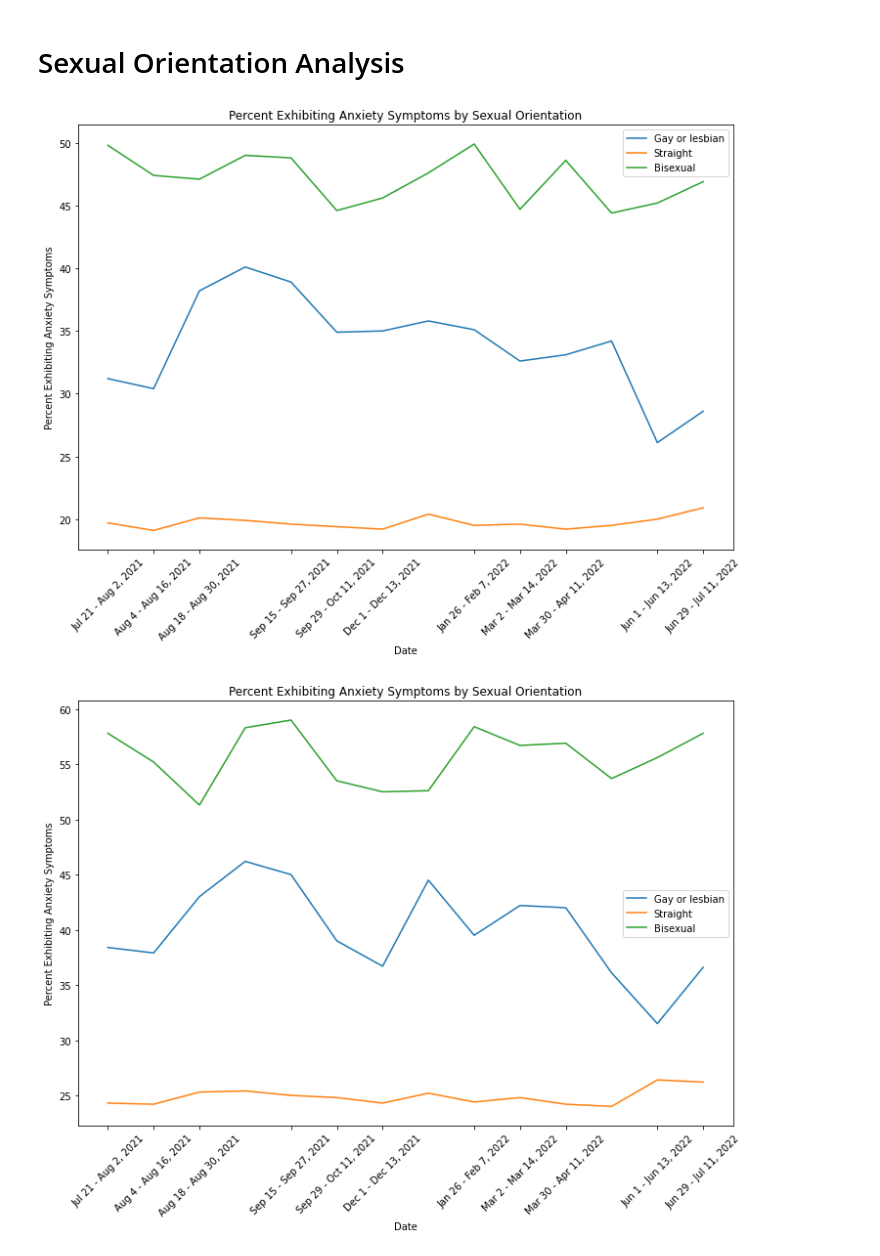
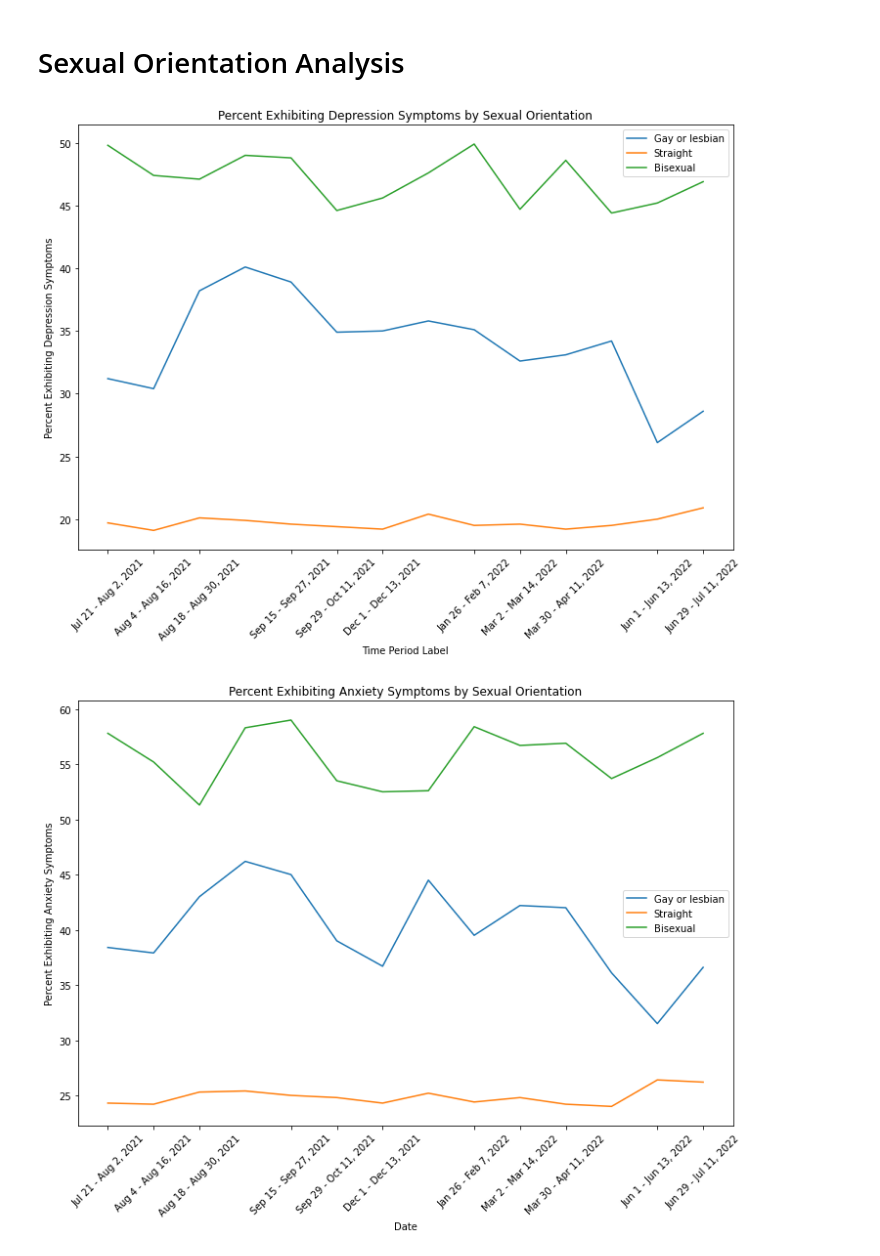
Before and after one commit to nitchon/covid_mental_health, a Jupyter notebook: Mental Health in America.ipynb, the cells around one changed output. Cells and saved outputs as stored; diff of their text form; code cells hidden in the pictures.

```diff
--- a/Mental Health in America.ipynb
+++ b/Mental Health in America.ipynb
@@ -66,25 +66,25 @@ plt.show()
 # %%
 depression_orientation = pd.read_csv("Resources/depression_orientation.csv")
 anxiety_orientation = pd.read_csv("Resources/anxiety_orientation.csv")
 depression_gender=pd.read_csv("Resources/depression_gender.csv")
 anxiety_gender=pd.read_csv("Resources/anxiety_gender.csv")
 plt.figure(figsize=(12,8))
 for orientation in depression_orientation["Subgroup"].unique():
     plt.plot(depression_orientation.loc[depression_orientation["Subgroup"]==orientation,"Time Period Start Date"],
                          depression_orientation.loc[depression_orientation["Subgroup"]==orientation,"Value"],label=orientation)
 
 plt.legend(loc="best")
 label = depression_orientation["Time Period Start Date"]
 tick_loc = label[0:len(label):4]
 dates=depression_orientation["Time Period Label"]
 xticks=dates[0:len(dates):4]
 plt.xticks(ticks=tick_loc,labels=xticks,rotation=45)
-plt.title("Percent Exhibiting Anxiety Symptoms by Sexual Orientation")
-plt.ylabel("Percent Exhibiting Anxiety Symptoms")
-plt.xlabel("Date")
+plt.title("Percent Exhibiting Depression Symptoms by Sexual Orientation")
+plt.ylabel("Percent Exhibiting Depression Symptoms")
+plt.xlabel("Time Period Label")
 plt.show()
 # %% [output]
-[figure, old version]
+[figure, new version]
 # %%
 plt.figure(figsize=(12,8))
 
```
Also changed, not shown: parts of 3 cells of this notebook.
